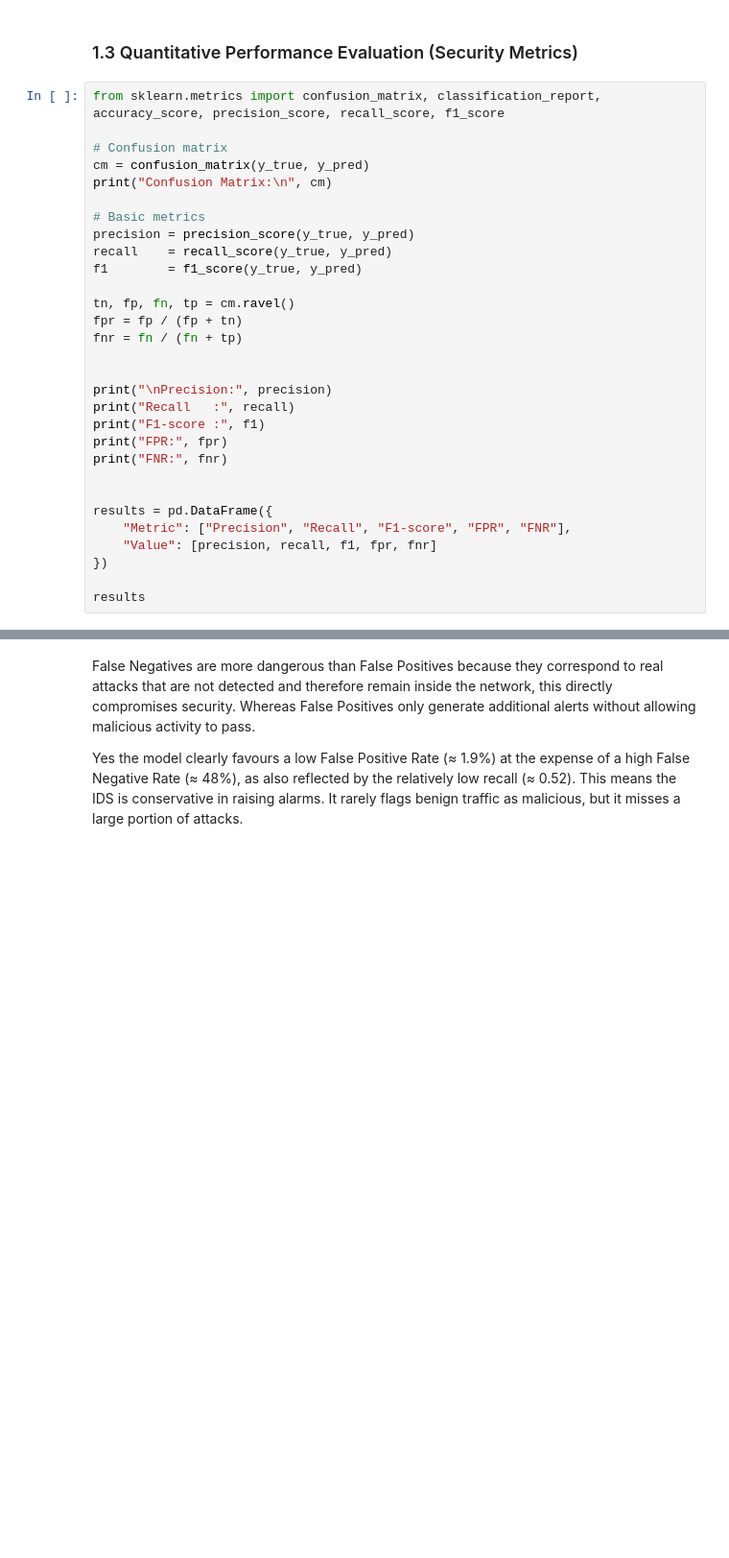
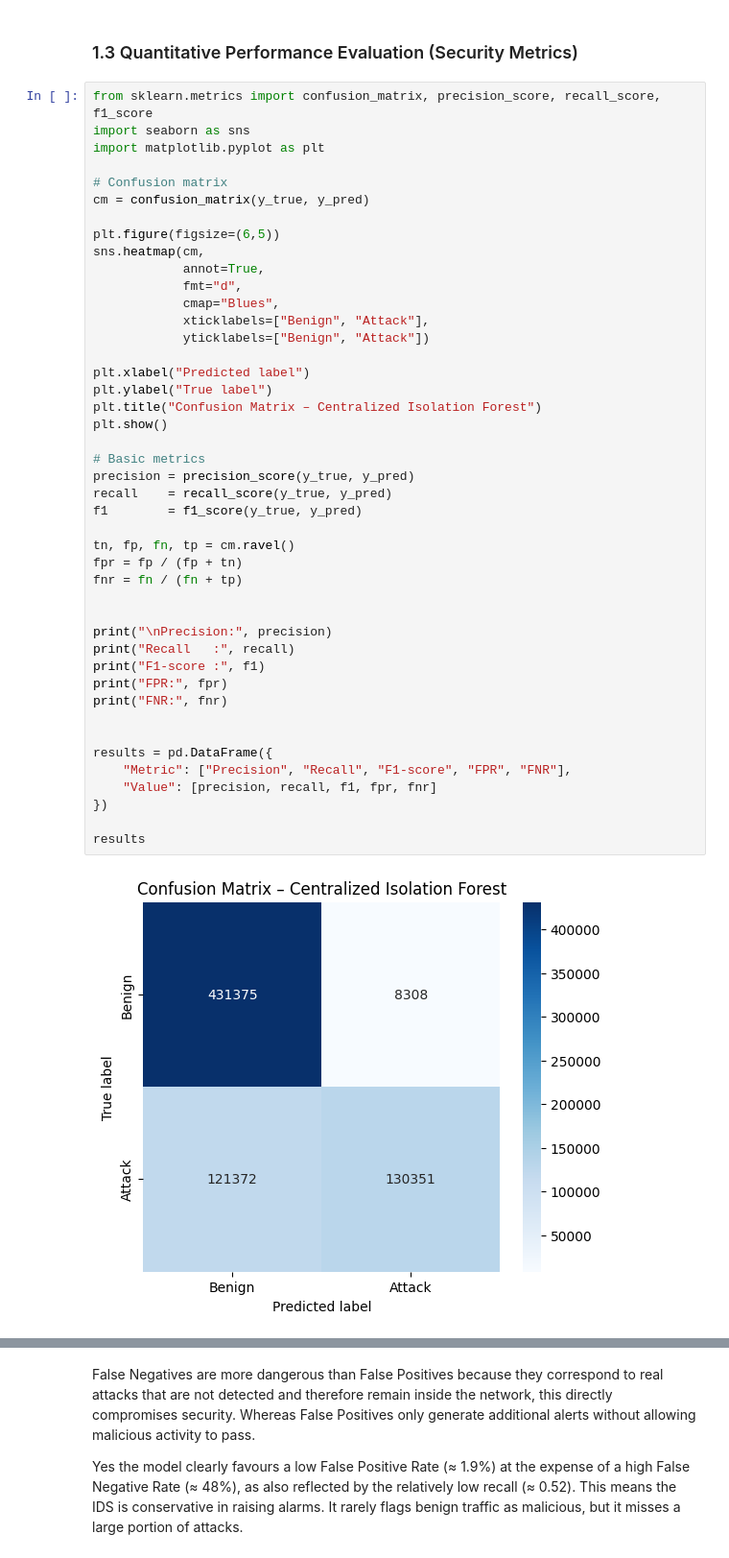
Before and after one commit to ANKOI12/INF6422E---Advanced-Concepts-in-Computer-Security, a Jupyter notebook: Lab 3/Notebook - Lab 1 - INF6422E - 2487137 - 2421549.ipynb, the cells around one changed output, grey strips where cells are left out. Shown at 96% size. Cells and saved outputs as stored; diff of their text form; blank space fills up the shorter version.

```diff
--- a/Lab 3/Notebook - Lab 1 - INF6422E - 2487137 - 2421549.ipynb
+++ b/Lab 3/Notebook - Lab 1 - INF6422E - 2487137 - 2421549.ipynb
@@ -141,36 +141,51 @@ Anomaly detection is appropriate when attack labels are limited or unreliable be
 # %% [markdown]
 ### 1.3 Quantitative Performance Evaluation (Security Metrics)
 # %%
-from sklearn.metrics import confusion_matrix, classification_report, accuracy_score, precision_score, recall_score, f1_score
+from sklearn.metrics import confusion_matrix, precision_score, recall_score, f1_score
+import seaborn as sns
+import matplotlib.pyplot as plt
 
 # Confusion matrix
 cm = confusion_matrix(y_true, y_pred)
-print("Confusion Matrix:\n", cm)
+
+plt.figure(figsize=(6,5))
+sns.heatmap(cm,
+            annot=True,
+            fmt="d",
+            cmap="Blues",
+            xticklabels=["Benign", "Attack"],
+            yticklabels=["Benign", "Attack"])
+
+plt.xlabel("Predicted label")
+plt.ylabel("True label")
+plt.title("Confusion Matrix – Centralized Isolation Forest")
+plt.show()
 
 # Basic metrics
 precision = precision_score(y_true, y_pred)
 recall    = recall_score(y_true, y_pred)
 f1        = f1_score(y_true, y_pred)
 
 tn, fp, fn, tp = cm.ravel()
 fpr = fp / (fp + tn)
 fnr = fn / (fn + tp)
 
 
 print("\nPrecision:", precision)
 print("Recall   :", recall)
 print("F1-score :", f1)
 print("FPR:", fpr)
 print("FNR:", fnr)
 
 
 results = pd.DataFrame({
     "Metric": ["Precision", "Recall", "F1-score", "FPR", "FNR"],
     "Value": [precision, recall, f1, fpr, fnr]
 })
 
 results
 # %% [output]
+[figure, added]
 Confusion Matrix:
  [[431375   8308]
  [121372 130351]]
```
Also changed, not shown: parts of 1 cell of this notebook.
